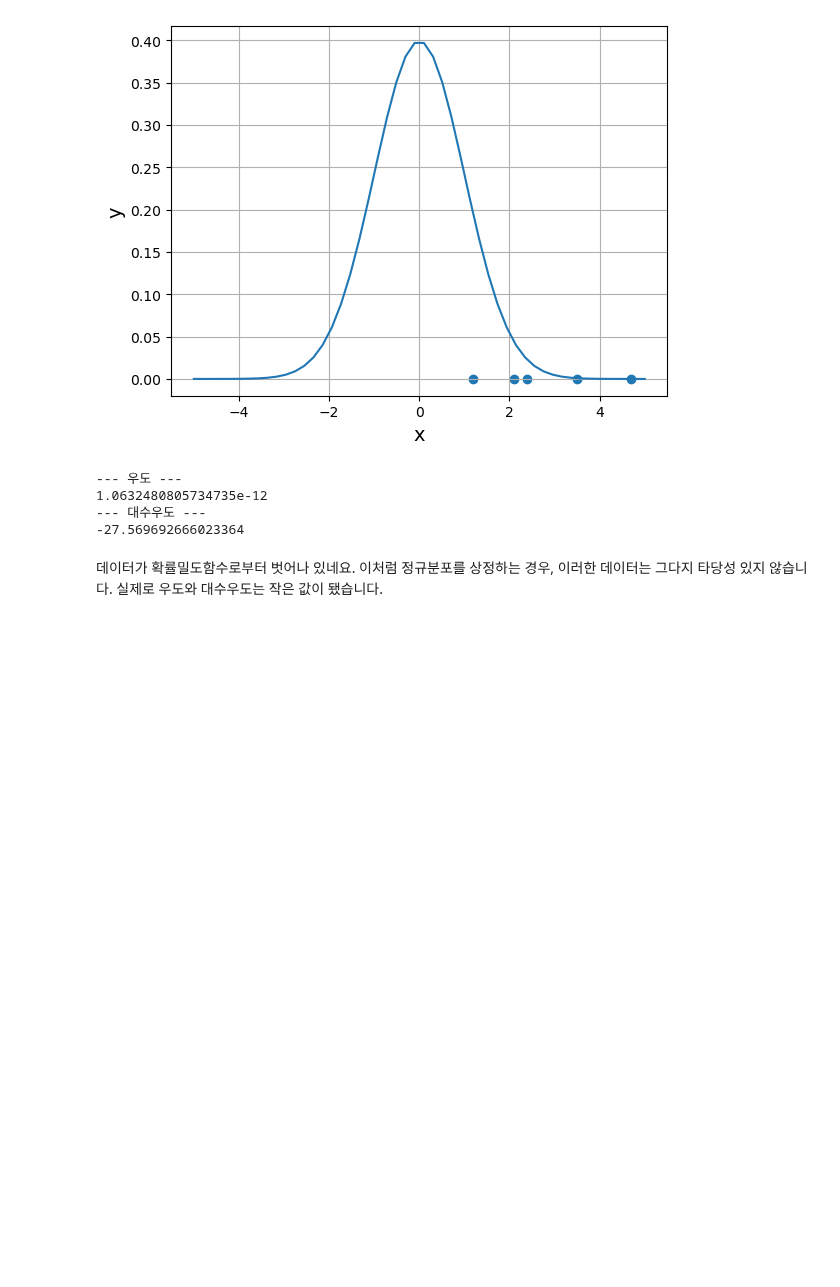
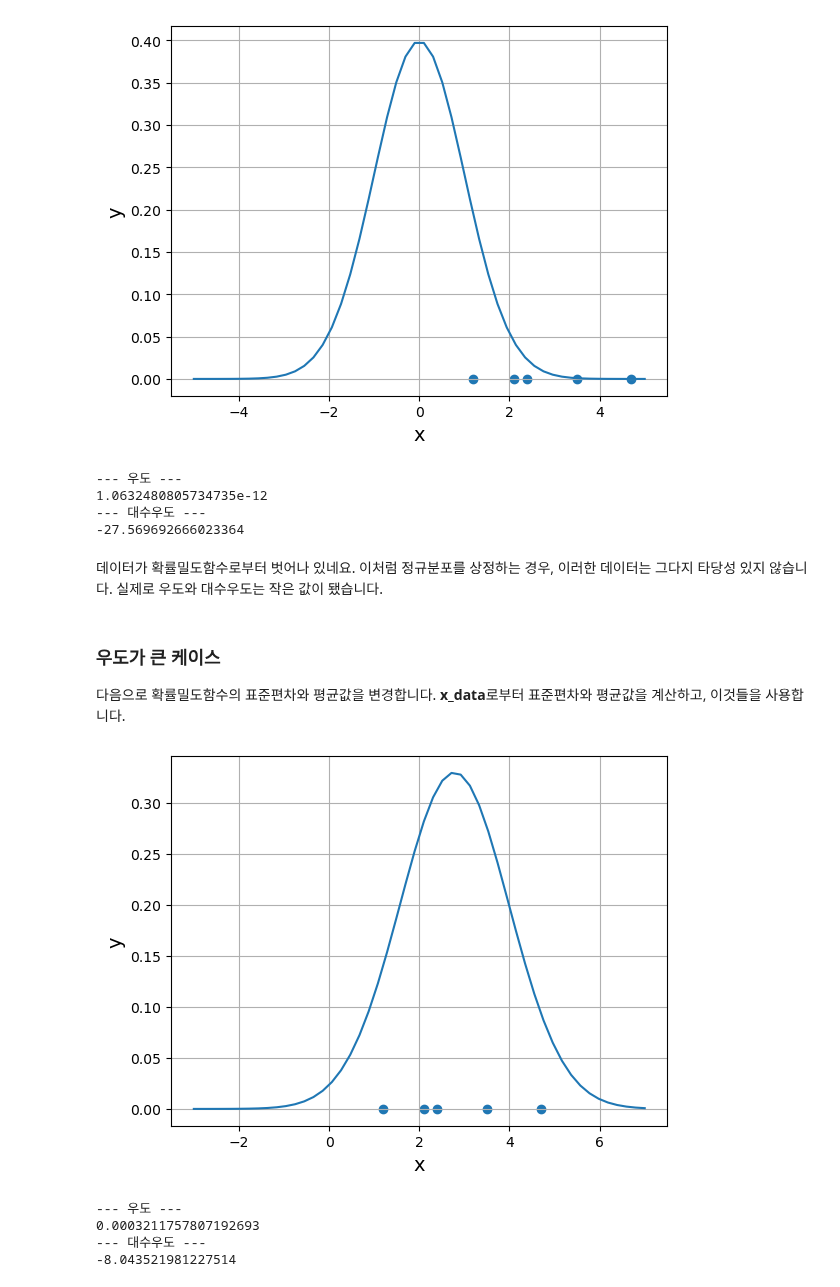
Before and after one commit to gsmin02/AI-Python-STUDY, a Jupyter notebook: Chapter/Chapter 6.ipynb, the cells around one changed output. Saved outputs shown, nothing was run; the diff lists cells and outputs as text; code cells hidden in the pictures; blank space fills up the shorter version.

```diff
--- a/Chapter/Chapter 6.ipynb
+++ b/Chapter/Chapter 6.ipynb
@@ -1077,3 +1077,47 @@ print(np.sum(np.log(pdf(x_data, mu, sigma))))
 -27.569692666023364
 # %% [markdown]
 데이터가 확률밀도함수로부터 벗어나 있네요. 이처럼 정규분포를 상정하는 경우, 이러한 데이터는 그다지 타당성 있지 않습니다. 실제로 우도와 대수우도는 작은 값이 됐습니다.
+# %% [markdown]
+### 우도가 큰 케이스
+
+다음으로 확률밀도함수의 표준편차와 평균값을 변경합니다. **x_data**로부터 표준편차와 평균값을 계산하고, 이것들을 사용합니다.
+# %%
+#리스트6.26
+
+%matplotlib inline
+
+import numpy as np
+import matplotlib.pyplot as plt
+
+x_data = np.array([2.4, 1.2, 3.5, 2.1, 4.7]) # 데이터
+y_data = np.zeros(5) # x_data를 산포도로 표시하기 위한 편의적인 데이터
+
+mu = np.average(x_data) # 데이터의 평균값
+sigma = np.std(x_data) # 데이터의 표준편차
+
+def pdf(x, mu, sigma):
+    return 1/(sigma*np.sqrt(2*np.pi))*np.exp(-(x-mu)**2 / (2*sigma**2)) # 확률밀도함수
+
+x_pdf = np.linspace(-3, 7)
+y_pdf = pdf(x_pdf, mu, sigma)
+
+plt.scatter(x_data, y_data)
+plt.plot(x_pdf, y_pdf)
+
+plt.xlabel("x", size=14)
+plt.ylabel("y", size=14)
+plt.grid()
+
+plt.show()
+
+print("--- 우도 ---")
+print(np.prod(pdf(x_data, mu, sigma)))
+
+print("--- 대수우도 ---")
+print(np.sum(np.log(pdf(x_data, mu, sigma))))
+# %% [output]
+[figure, added]
+--- 우도 ---
+0.0003211757807192693
+--- 대수우도 ---
+-8.043521981227514
```
Also changed, not shown: parts of 6 cells of this notebook.
